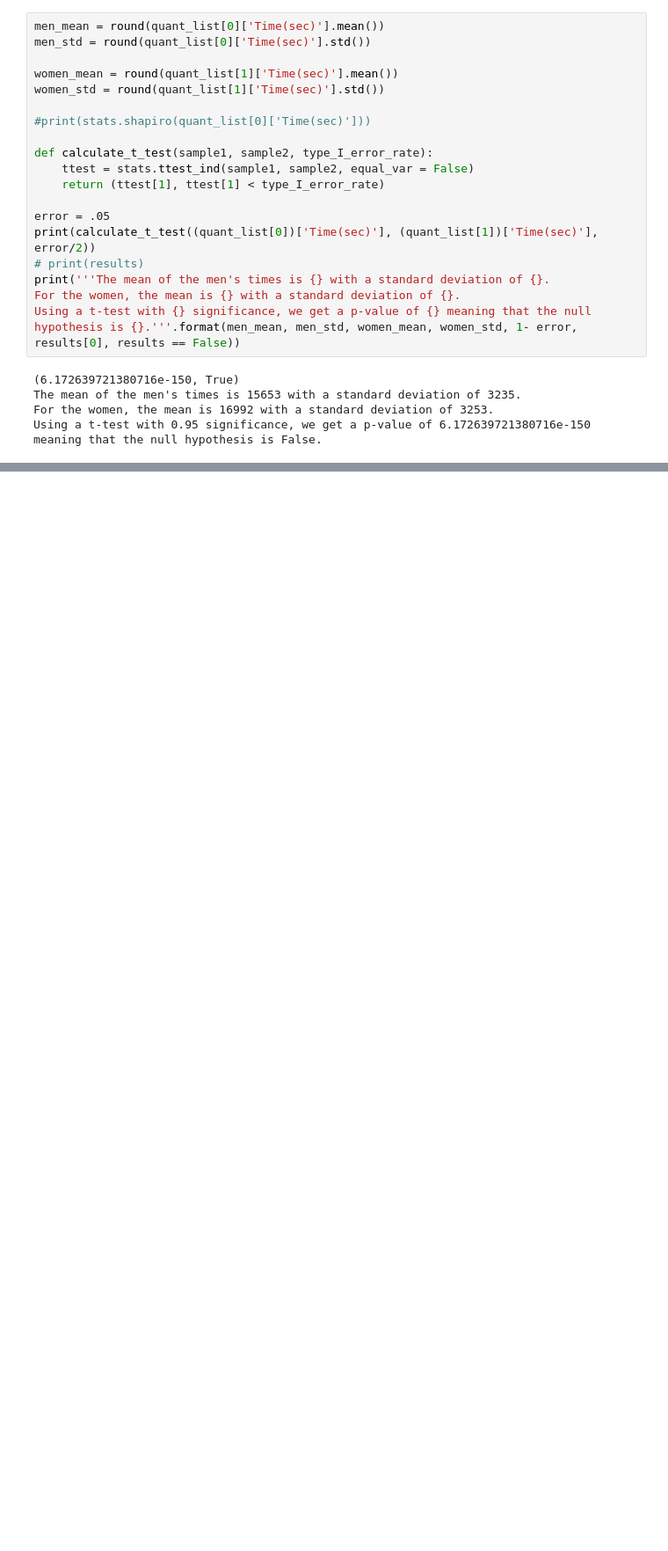
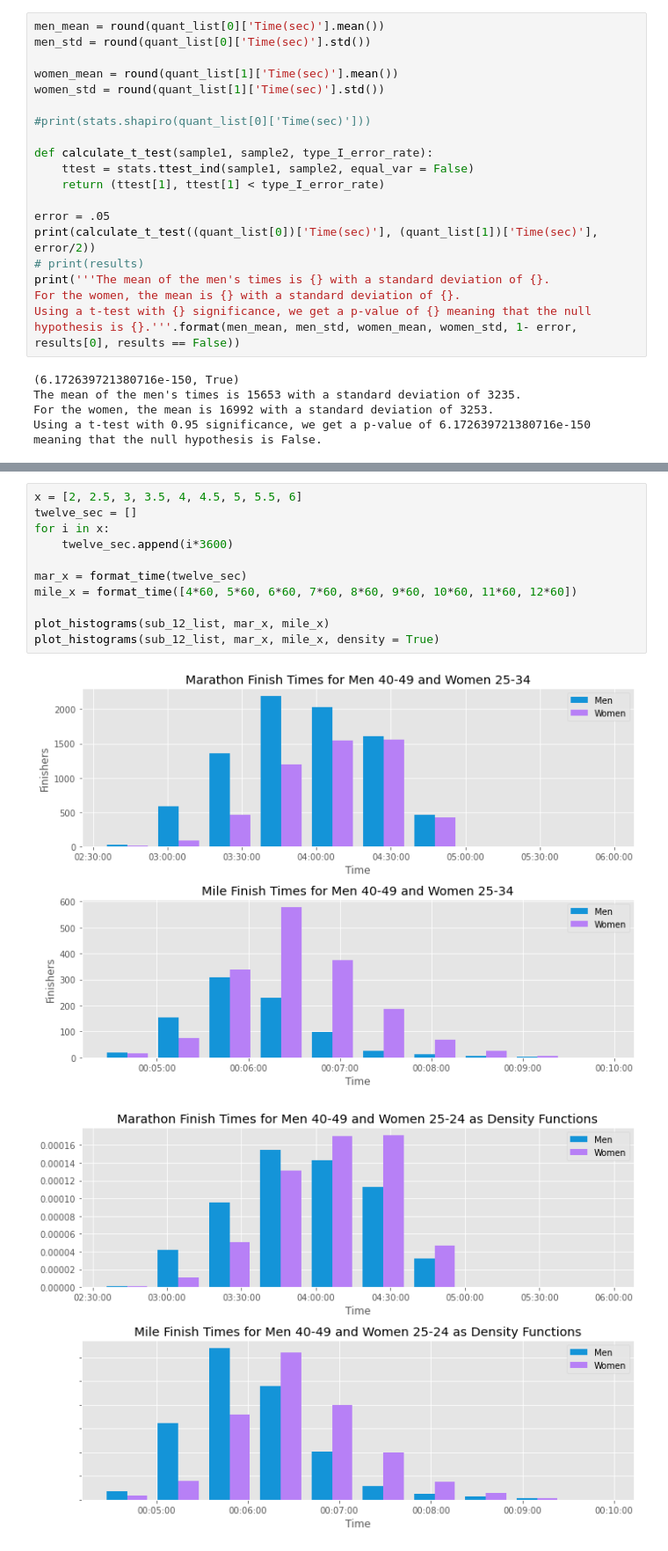
Before and after one commit to annewbarry/running_rivalries, a Jupyter notebook: Real_data_stats.ipynb, the cells around one changed output, grey strips where cells are left out. Shown: that part at 88% size. Cells and saved outputs as stored; diff of their text form; blank space fills up the shorter version.

```diff
--- a/Real_data_stats.ipynb
+++ b/Real_data_stats.ipynb
@@ -173,0 +232,14 @@ In order to determine that men perform differently than women, the mean of the w
+# %%
+x = [2, 2.5, 3, 3.5, 4, 4.5, 5, 5.5, 6]
+twelve_sec = []
+for i in x:
+    twelve_sec.append(i*3600)
+
+mar_x = format_time(twelve_sec)
+mile_x = format_time([4*60, 5*60, 6*60, 7*60, 8*60, 9*60, 10*60, 11*60, 12*60])
+
+plot_histograms(sub_12_list, mar_x, mile_x)
+plot_histograms(sub_12_list, mar_x, mile_x, density = True)
+# %% [output]
+[figure, added]
+[figure, added]
```
Also changed, not shown: parts of 11 cells of this notebook.
